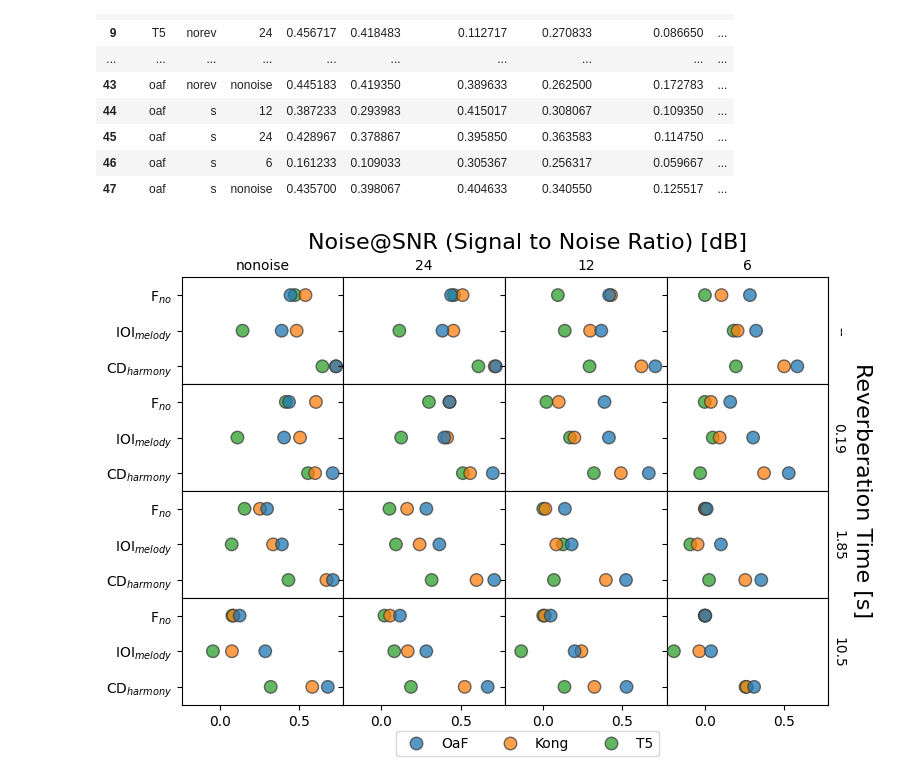
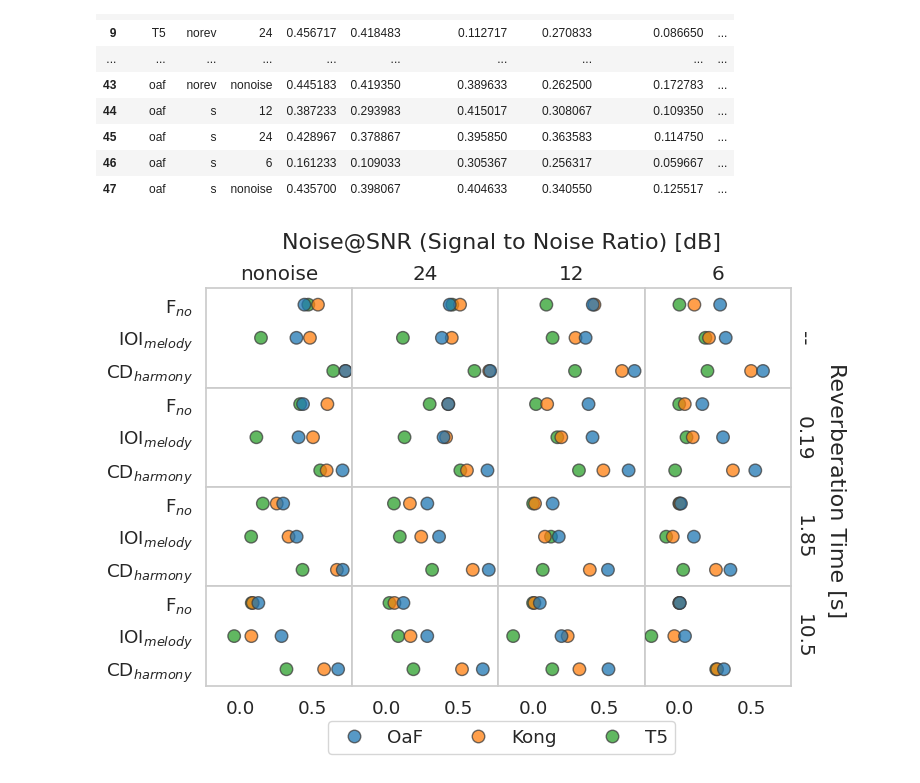
Before and after one commit to CPJKU/mpteval, a Jupyter notebook: notebooks/metrics_demonstration.ipynb, the cells around one changed output. Drawn from its saved outputs; the diff is of its cells as text; code cells hidden in the pictures.

```diff
--- a/notebooks/metrics_demonstration.ipynb
+++ b/notebooks/metrics_demonstration.ipynb
@@ -659,37 +647,38 @@ g = sns.FacetGrid(mean_res_perturbed_melt.rename(columns={'snr': 'N', 'reverb':
                   height=1.3, aspect=1.6, margin_titles=True, despine=False)
 g.map_dataframe(sns.stripplot, x='value', y='metric', hue='model', hue_order=hue_order, palette='tab10',
                 orient='h', alpha=.75, jitter=False, linewidth=1, size=9)
+sns.set_style("whitegrid", {'axes.grid' : True})
 
 ol_names = ['--', '24', '12', '6']
 g.row_names = ['--', '0.19', '1.85', '10.5']
 g.set_titles(col_template='{col_name}', row_template='{row_name}')
 
 g.figure.subplots_adjust(wspace=0, hspace=0)
 g.set_axis_labels('', '')
 g.set_yticklabels(['F'+r'$_{no}$', 'IOI'+r'$_{melody}$', 'CD'+r'$_{harmony}$'])
 
 # Overall X Label
 g.fig.text(x=0.6, y=.99,
            horizontalalignment='center',  # make sure it's aligned at center horizontally
            # this is the text in the xlabel
            s='Noise@SNR (Signal to Noise Ratio) [dB]',
            size=16)
 
 # Overall Y Label
 g.fig.text(x=0.99, y=0.525,
            verticalalignment='center',  # make sure it's aligned at center vertically
            s='Reverberation Time [s]',  # this is the text in the ylabel
            size=16,  # customize the fontsize if you will
            rotation=270)  # vertical text
 
 # LEGEND below the plot
 # g.add_legend()
 handles = g._legend_data.values()
 labels = g._legend_data.keys()
 g.fig.legend(handles=handles, labels=['OaF', 'Kong', 'T5'], bbox_to_anchor=[
              0.6, 0.0], loc='lower center', ncol=3)
 
 
 plt.savefig(os.path.join(figs_path, 'fig3_perturbed_metrics.pdf'), bbox_inches='tight')
 # %% [output]
-[figure, old version]
+[figure, new version]
```
Also changed, not shown: parts of 3 cells of this notebook, 17 other files.
